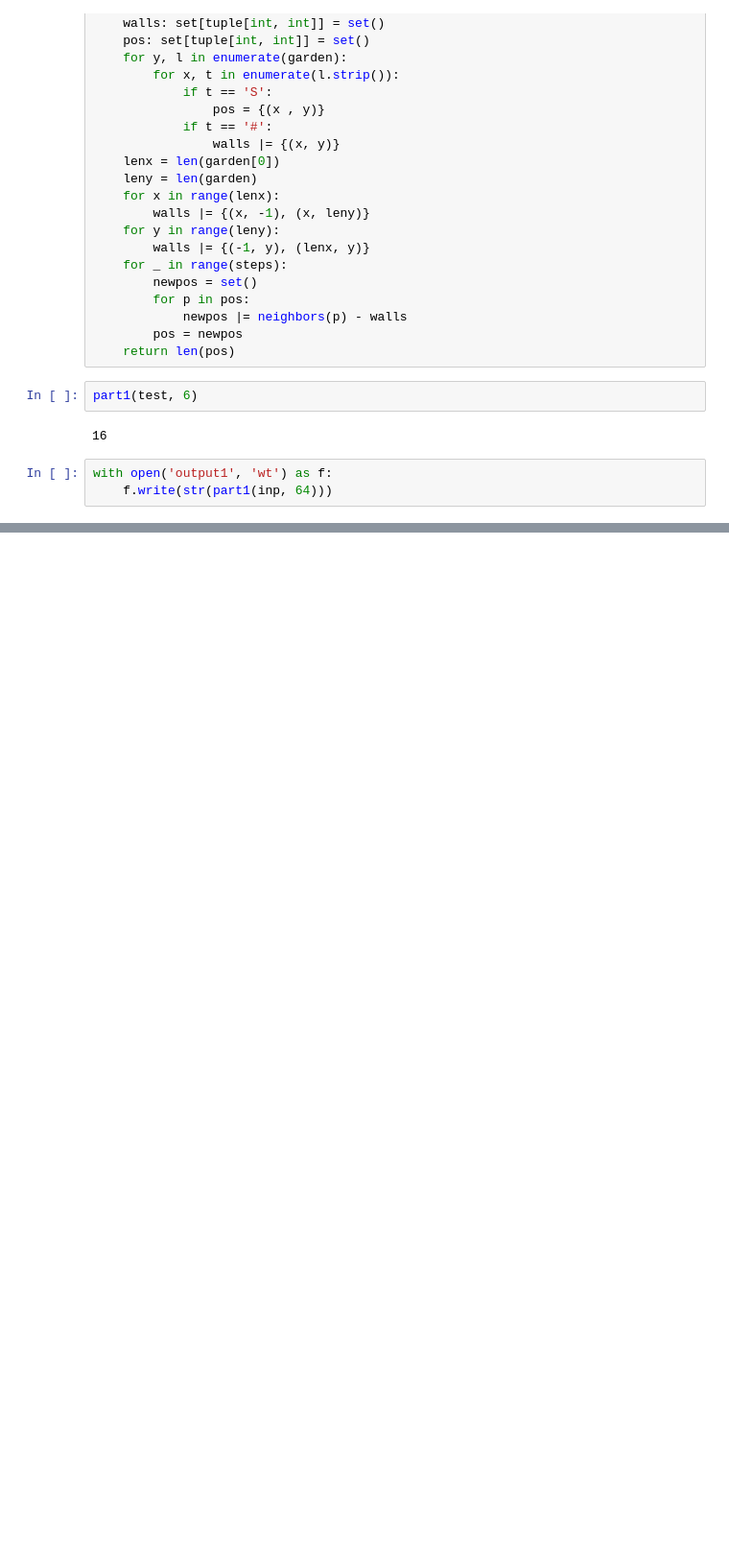
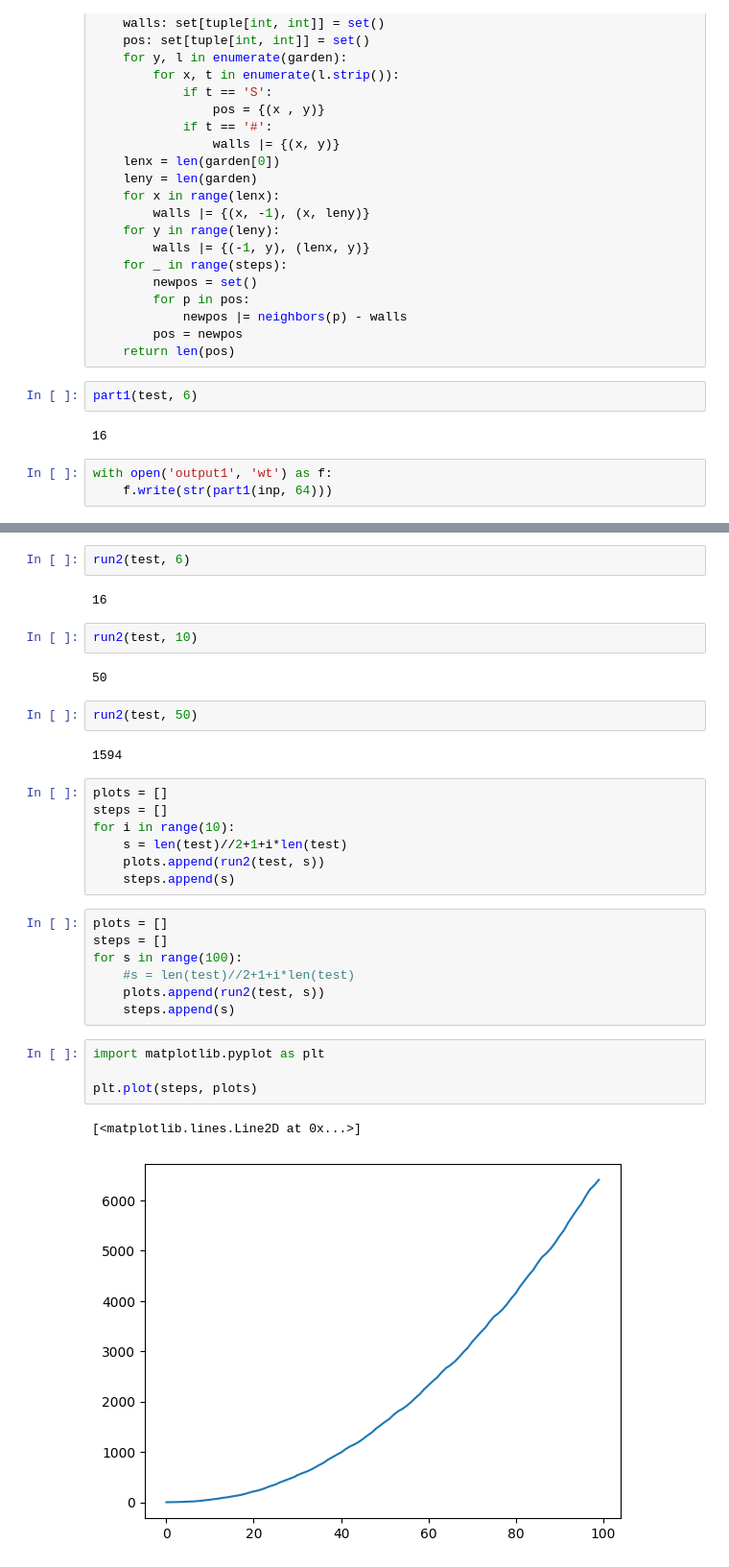
Before and after one commit to Jorge-Alda/AoC2023, a Jupyter notebook: Day21/Day21.ipynb, the cells around one changed output, grey strips where cells are left out. Shown at 96% size. Drawn from its saved outputs; the diff is of its cells as text; blank space fills up the shorter version.

```diff
--- a/Day21/Day21.ipynb
+++ b/Day21/Day21.ipynb
@@ -38,0 +59,33 @@ with open('output1', 'wt') as f:
+# %%
+run2(test, 6)
+# %% [output]
+16
+# %%
+run2(test, 10)
+# %% [output]
+50
+# %%
+run2(test, 50)
+# %% [output]
+1594
+# %%
+plots = []
+steps = []
+for i in range(10):
+    s = len(test)//2+1+i*len(test)
+    plots.append(run2(test, s))
+    steps.append(s)
+# %%
+plots = []
+steps = []
+for s in range(100):
+    #s = len(test)//2+1+i*len(test)
+    plots.append(run2(test, s))
+    steps.append(s)
+# %%
+import matplotlib.pyplot as plt
+
+plt.plot(steps, plots)
+# %% [output]
+[<matplotlib.lines.Line2D at 0x...>]
+[figure, added]
```
Also changed, not shown: parts of 6 cells of this notebook, 1 other file.
